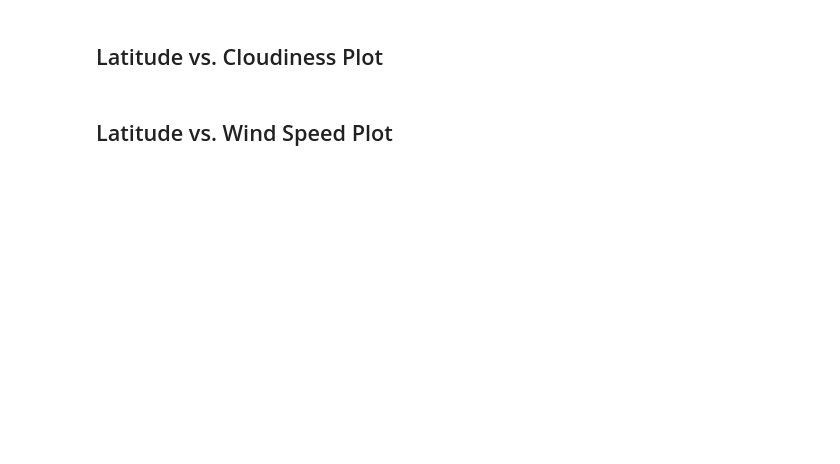
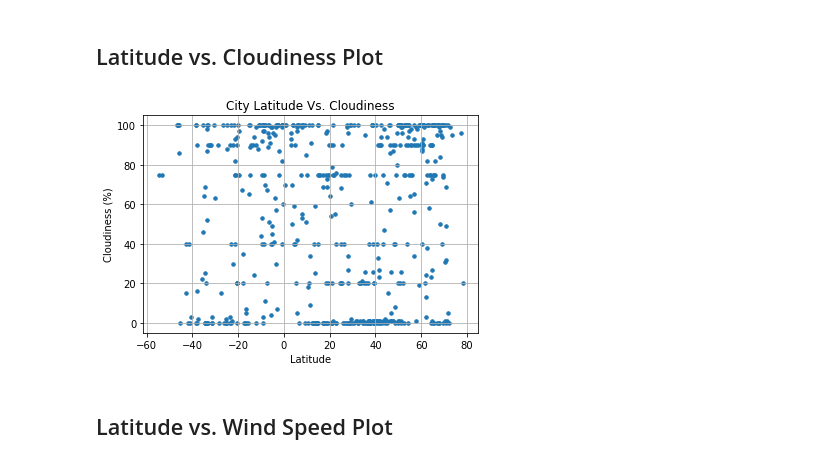
Before and after one commit to adamjohnson57/Python-api-challenge, a Jupyter notebook: Instructions/starter_code/WeatherPy.ipynb, the cells around one changed output. Cells and saved outputs as stored; diff of their text form; code cells hidden in the pictures; blank space fills up the shorter version.

```diff
--- a/Instructions/starter_code/WeatherPy.ipynb
+++ b/Instructions/starter_code/WeatherPy.ipynb
@@ -157,14 +241,16 @@ Skip this step if there are no cities that have humidity > 100%.
 # %% [markdown]
 ## Latitude vs. Cloudiness Plot
 # %%
-# plt.scatter(weather_data_df["Lat"], weather_data_df["Clouds"], marker="o", s=12)
-# plt.title("City Latitude Vs. Cloudiness")
-# plt.xlabel("Latitude")
-# plt.ylabel("Cloudiness (%)")
-# plt.grid(True)
+plt.scatter(weather_data_df["Latitude"], weather_data_df["Cloudiness (%)"], marker="o", s=12)
+plt.title("City Latitude Vs. Cloudiness")
+plt.xlabel("Latitude")
+plt.ylabel("Cloudiness (%)")
+plt.grid(True)
 
-# plt.savefig("Output/City Latitude Vs. Cloudiness.png")
-# plt.show()
+plt.savefig("Output/City Latitude Vs. Cloudiness.png")
+plt.show()
+# %% [output]
+[figure, added]
 # %% [markdown]
 ## Latitude vs. Wind Speed Plot
 # %%
```
Also changed, not shown: parts of 22 cells of this notebook, 13 other files.
